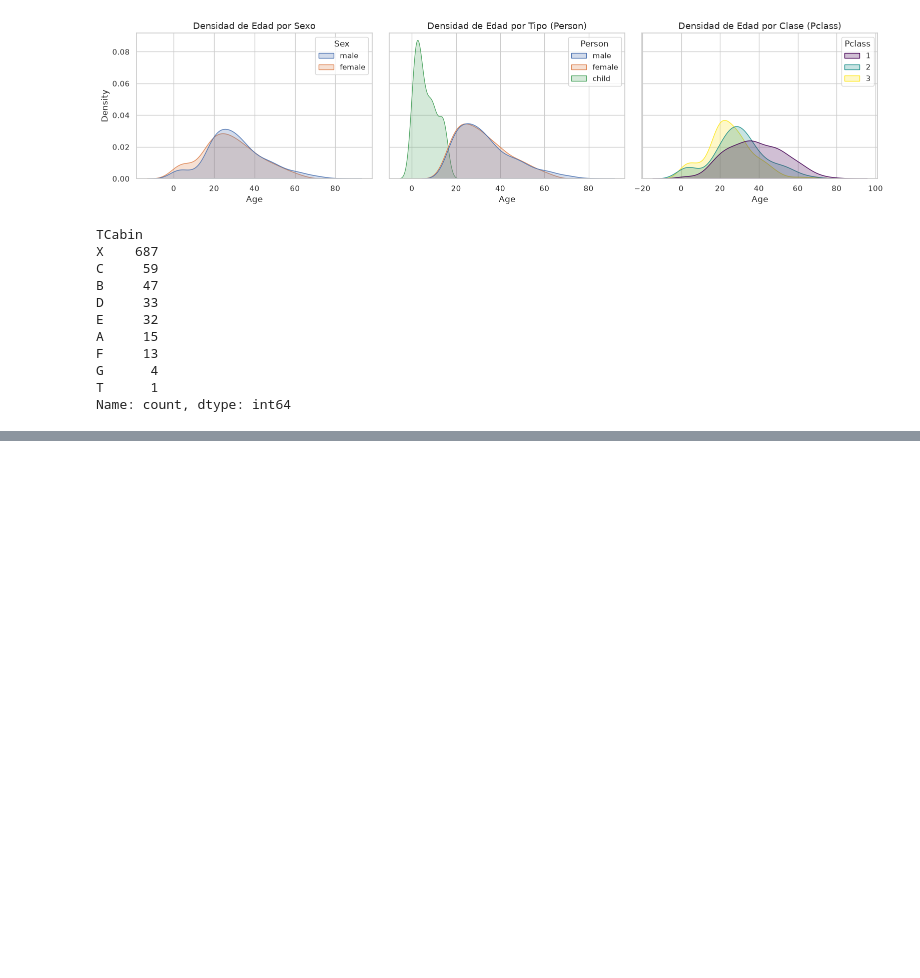
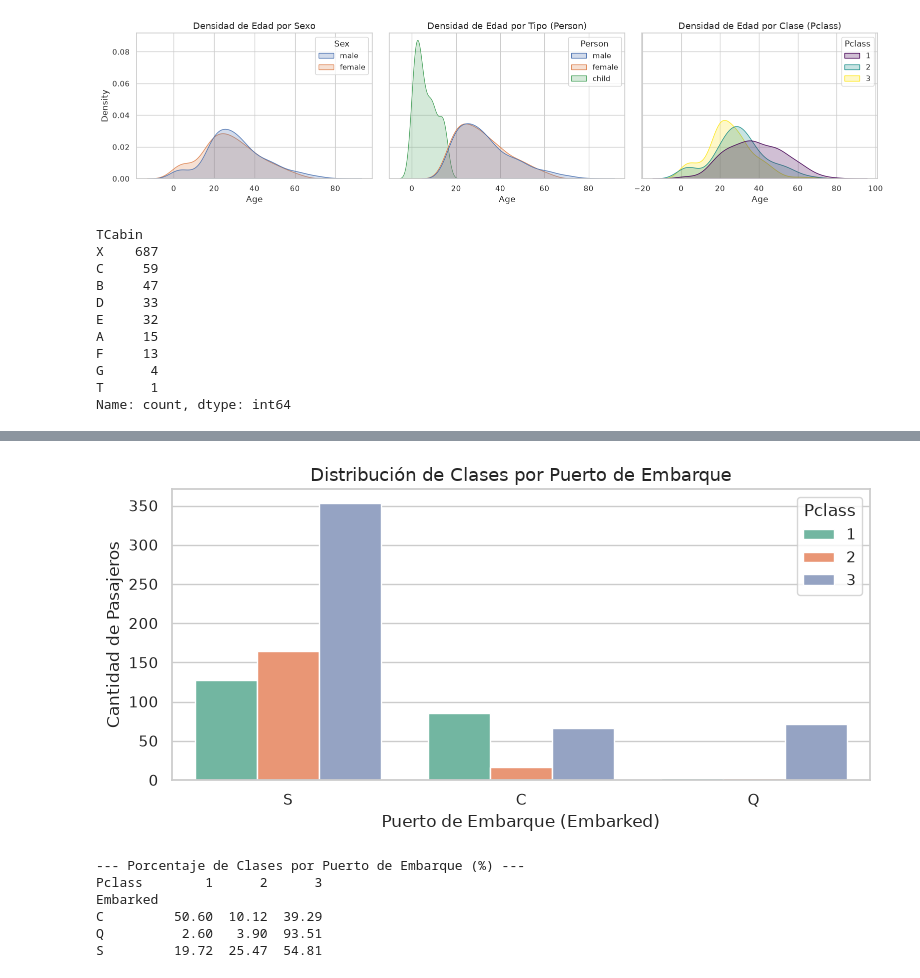
Before and after one commit to KeydyMi/proyecto_ciencia_de_datos, a Jupyter notebook: notebooks/02_exploracion.ipynb, the cells around one changed output, grey strips where cells are left out. Cells and saved outputs as stored; diff of their text form; code cells hidden in the pictures; blank space fills up the shorter version.

```diff
--- a/notebooks/02_exploracion.ipynb
+++ b/notebooks/02_exploracion.ipynb
@@ -210,0 +232,26 @@ Name: count, dtype: int64
+# %%
+import matplotlib.pyplot as plt
+import seaborn as sns
+
+# 1. Gráfico de conteo de 'Embarked' agrupado por 'Pclass' (con hue='Pclass')
+plt.figure(figsize=(8, 4))
+sns.countplot(data=df, x='Embarked', hue='Pclass', palette='Set2')
+plt.title('Distribución de Clases por Puerto de Embarque')
+plt.xlabel('Puerto de Embarque (Embarked)')
+plt.ylabel('Cantidad de Pasajeros')
+plt.legend(title='Pclass')
+plt.tight_layout()
+plt.show()
+
+# 2. Tabla cruzada de Embarked x Pclass normalizada por FILAS (normalize='index')
+tabla_embarque_clase = pd.crosstab(df['Embarked'], df['Pclass'], normalize='index') * 100
+print("--- Porcentaje de Clases por Puerto de Embarque (%) ---")
+print(tabla_embarque_clase.round(2))
+# %% [output]
+[figure, added]
+--- Porcentaje de Clases por Puerto de Embarque (%) ---
+Pclass        1      2      3
+Embarked
+C         50.60  10.12  39.29
+Q          2.60   3.90  93.51
+S         19.72  25.47  54.81
```
Also changed, not shown: parts of 1 cell of this notebook.
